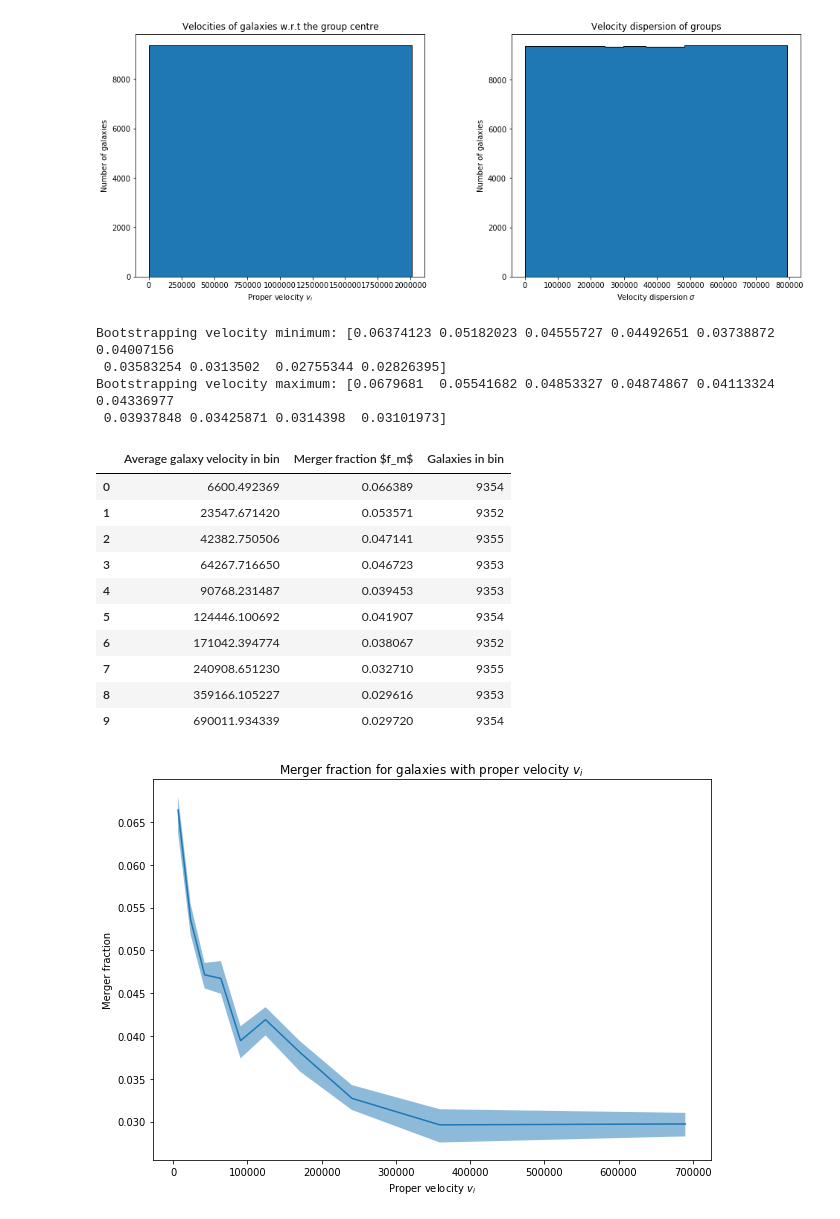
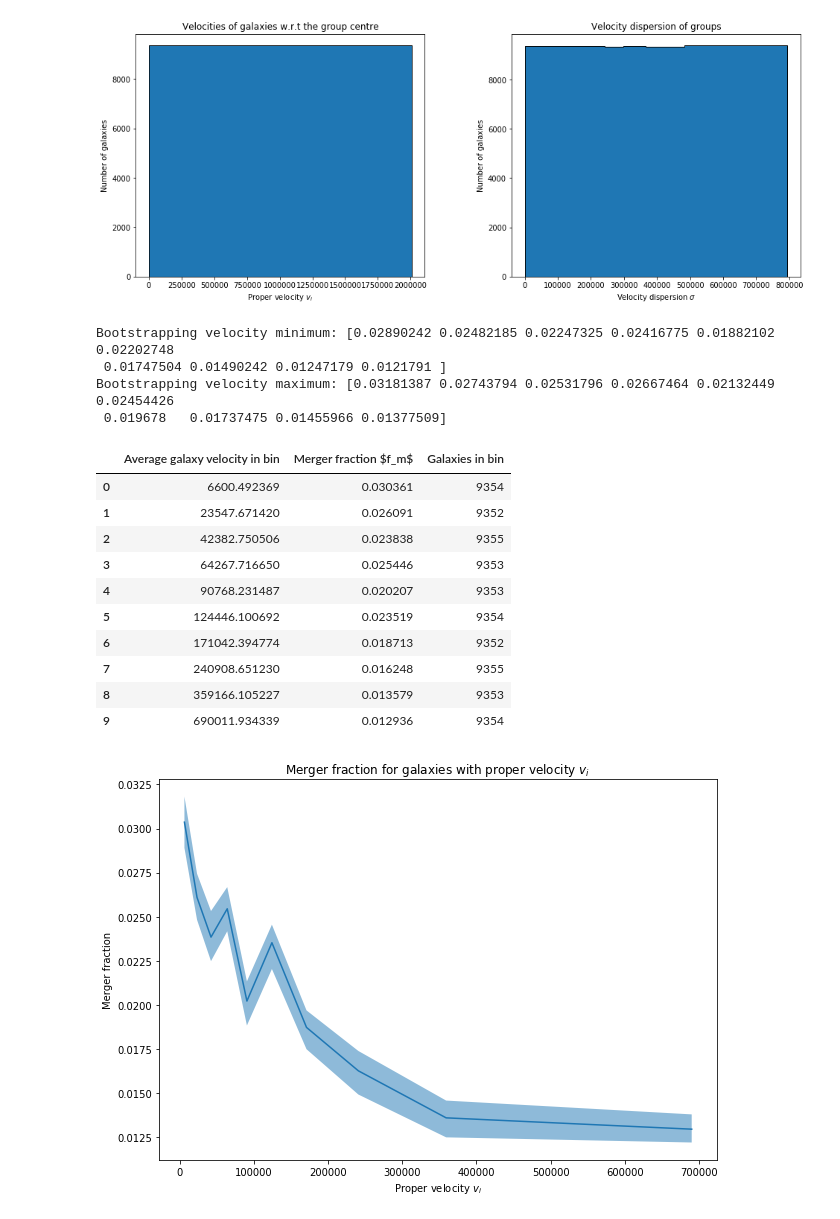
Before and after one commit to tplews98/MPhys_Project, a Jupyter notebook: Hilary work/HT_Week1_VolumeLimited_OriginalGroups.ipynb, the cells around one changed output. Cells and saved outputs as stored; diff of their text form; code cells hidden in the pictures.

```diff
--- a/Hilary work/HT_Week1_VolumeLimited_OriginalGroups.ipynb
+++ b/Hilary work/HT_Week1_VolumeLimited_OriginalGroups.ipynb
@@ -904,7 +904,7 @@ def merger_fraction_velocity_bootstrapping(data, velocity_bins, iterations, boot
     containing every merger fraction calculated."""
 
     # Resample table with only the data needed to speed up processing
-    data = data[["v_i", "Merger_classifications"]].copy()
+    data = data[["v_i", "Merger_classifications", "volume_limited_sample"]].copy()
 
     # Calculate number of points for plotting
     number_of_points = len(velocity_bins) - 1
@@ -922,7 +922,7 @@ def merger_fraction_velocity_bootstrapping(data, velocity_bins, iterations, boot
 
         # Bin data by velocities, with the bin sizes specified
         allbinned, bin_edges = np.histogram(data_sampled["v_i"], bins=velocity_bins)
-        mergersbinned, bin_edges = np.histogram(data_sampled[data_sampled["Merger_classifications"] > 0]["v_i"], bins=velocity_bins)
+        mergersbinned, bin_edges = np.histogram(data_sampled[(data_sampled["volume_limited_sample"] == 1) & (data_sampled["Merger_classifications"] > 0)]["v_i"], bins=velocity_bins)
 
         allbinned = allbinned.astype(float)
         mergersbinned = mergersbinned.astype(float)
@@ -950,58 +950,58 @@ def merger_fraction_velocity_binning(data, velocity_bins):
     of galaxies in each bin."""
 
     # Resample table with only the data needed
-    data = data[["v_i", "Merger_classifications"]]
+    data = data[["v_i", "Merger_classifications", "volume_limited_sample"]]
 
     # Bin data by velocity, with the bin sizes specified
     allbinned, bin_edges = np.histogram(data["v_i"], bins=velocity_bins)
-    mergersbinned, bin_edges = np.histogram(data[data["Merger_classifications"] > 0]["v_i"], bins=velocity_bins)
+    mergersbinned, bin_edges = np.histogram(data[(data["volume_limited_sample"] == 1) & (data["Merger_classifications"] > 0)]["v_i"], bins=velocity_bins)
 
     # Calculate the average velocity in each bin for plotting data
     bin_centres=[]
     for i in range(len(bin_edges) - 1):
         bin_centres.append(data[(data["v_i"] >= bin_edges[i]) & (data["v_i"] < bin_edges[i + 1])]["v_i"].mean())
 
     allbinned = allbinned.astype(float)
     mergersbinned = mergersbinned.astype(float)
 
     # Find merger fraction
     merger_fraction_group = mergersbinned / allbinned
 
     return merger_fraction_group, bin_centres, allbinned.astype(int)
 
 # Call function with all_data and calculated velocity bins
 merger_fraction_velocities, velocity_bin_centres, galaxies_in_bin = merger_fraction_velocity_binning(velocity_data_pandas, velocity_equal_bins)
 
 # Create dataframe of average galaxy velocity, merger fraction and gaalxies in each bin and display it
 merger_fraction_velocity_info = list(zip(velocity_bin_centres, merger_fraction_velocities, galaxies_in_bin))
 display(pd.DataFrame(merger_fraction_velocity_info, columns=["Average galaxy velocity in bin", "Merger fraction $f_m$", "Galaxies in bin"]))
 
 # Plot a line plot of merger fraction with the minimum and maximum from bootstrapping filled in
 plt.figure(figsize=(10,7))
 plt.plot(velocity_bin_centres, merger_fraction_velocities)
 plt.fill_between(velocity_bin_centres, merger_fraction_velocity_bootstrapped_min, merger_fraction_velocity_bootstrapped_max, alpha=0.5)
 #plt.xscale("log")
 plt.xlabel("Proper velocity $v_i$")
 plt.ylabel("Merger fraction")
 plt.title("Merger fraction for galaxies with proper velocity $v_i$")
 plt.show()
 # %% [output]
-Bootstrapping velocity minimum: [0.06374123 0.05182023 0.04555727 0.04492651 0.03738872 0.04007156
- 0.03583254 0.0313502  0.02755344 0.02826395]
-Bootstrapping velocity maximum: [0.0679681  0.05541682 0.04853327 0.04874867 0.04113324 0.04336977
- 0.03937848 0.03425871 0.0314398  0.03101973]
+Bootstrapping velocity minimum: [0.02890242 0.02482185 0.02247325 0.02416775 0.01882102 0.02202748
+ 0.01747504 0.01490242 0.01247179 0.0121791 ]
+Bootstrapping velocity maximum: [0.03181387 0.02743794 0.02531796 0.02667464 0.02132449 0.02454426
+ 0.019678   0.01737475 0.01455966 0.01377509]
 |  | Average galaxy velocity in bin | Merger fraction $f_m$ | Galaxies in bin |
-| 0 | 6600.492369 | 0.066389 | 9354 |
-| 1 | 23547.671420 | 0.053571 | 9352 |
-| 2 | 42382.750506 | 0.047141 | 9355 |
-| 3 | 64267.716650 | 0.046723 | 9353 |
-| 4 | 90768.231487 | 0.039453 | 9353 |
-| 5 | 124446.100692 | 0.041907 | 9354 |
-| 6 | 171042.394774 | 0.038067 | 9352 |
-| 7 | 240908.651230 | 0.032710 | 9355 |
-| 8 | 359166.105227 | 0.029616 | 9353 |
-| 9 | 690011.934339 | 0.029720 | 9354 |
+| 0 | 6600.492369 | 0.030361 | 9354 |
+| 1 | 23547.671420 | 0.026091 | 9352 |
+| 2 | 42382.750506 | 0.023838 | 9355 |
+| 3 | 64267.716650 | 0.025446 | 9353 |
+| 4 | 90768.231487 | 0.020207 | 9353 |
+| 5 | 124446.100692 | 0.023519 | 9354 |
+| 6 | 171042.394774 | 0.018713 | 9352 |
+| 7 | 240908.651230 | 0.016248 | 9355 |
+| 8 | 359166.105227 | 0.013579 | 9353 |
+| 9 | 690011.934339 | 0.012936 | 9354 |
-[figure, old version]
+[figure, new version]
 # %%
 def merger_fraction_velocity_bootstrapping(data, velocity_bins, iterations, bootstrapping_fraction):
     """For each iteration (the number given by "iterations") takes a random sample of the data
```
Also changed, not shown: parts of 3 cells of this notebook.
